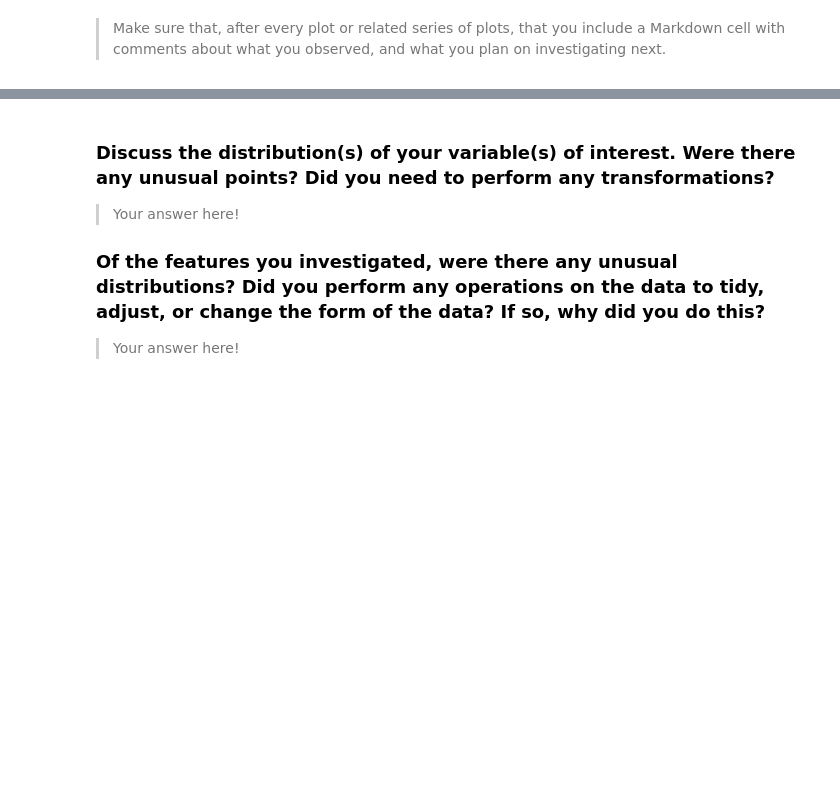
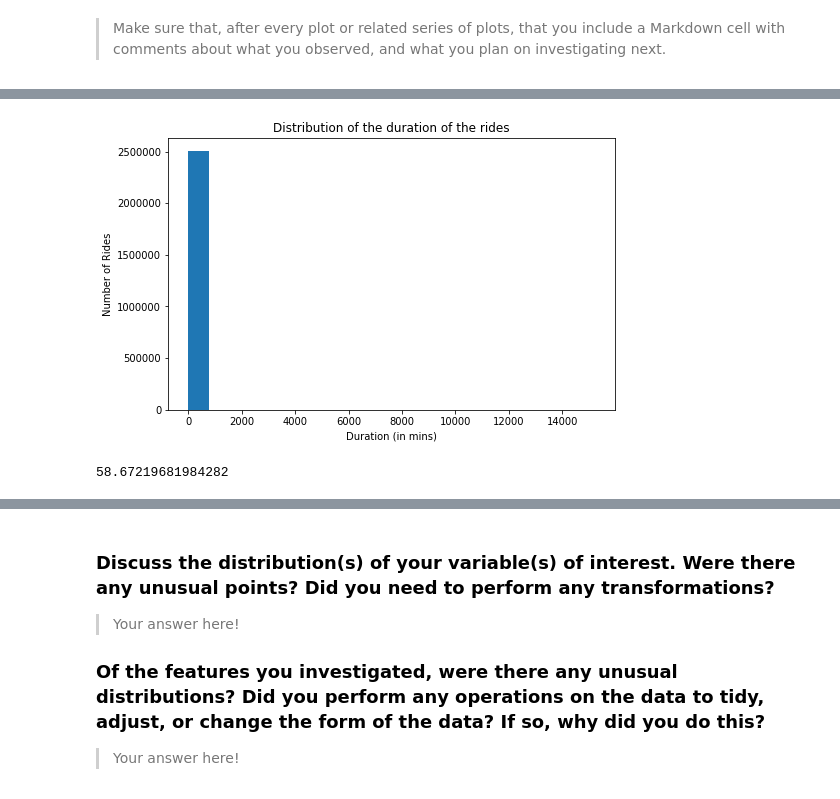
Before and after one commit to chpolyzo/DAND, a Jupyter notebook: fifth_project/exploration.ipynb, the cells around one changed output, grey strips where cells are left out. Drawn from its saved outputs; the diff is of its cells as text; code cells hidden in the pictures; blank space fills up the shorter version.

```diff
--- a/fifth_project/exploration.ipynb
+++ b/fifth_project/exploration.ipynb
@@ -485,0 +606,15 @@ you plan on investigating next.
+# %%
+fig = plt.figure(figsize=[8,5])
+plt.hist(df_rides.duration_min, bins=20);
+plt.xlabel('Duration (in mins)');
+plt.ylabel('Number of Rides');
+plt.title("Distribution of the duration of the rides");
+# %% [output]
+[figure, added]
+# %%
+total_number_of_rides = df_rides.shape[0]
+df_minus10 = df_rides[df_rides.duration_min <11]
+minus_10_in_percent = df_minus10.shape[0]/total_number_of_rides*100
+print(minus_10_in_percent)
+# %% [output]
+58.67219681984282
```
Also changed, not shown: parts of 44 cells of this notebook.
